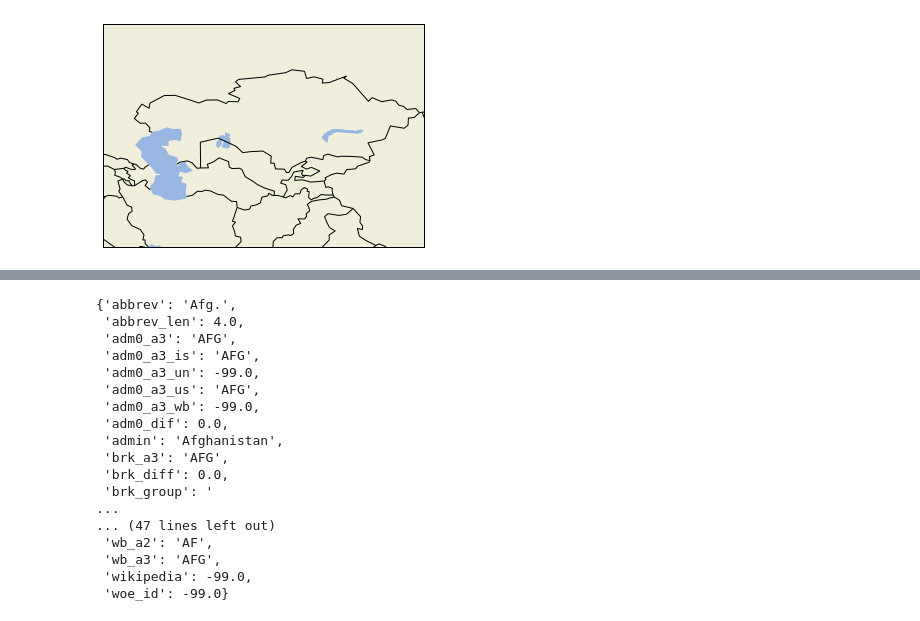
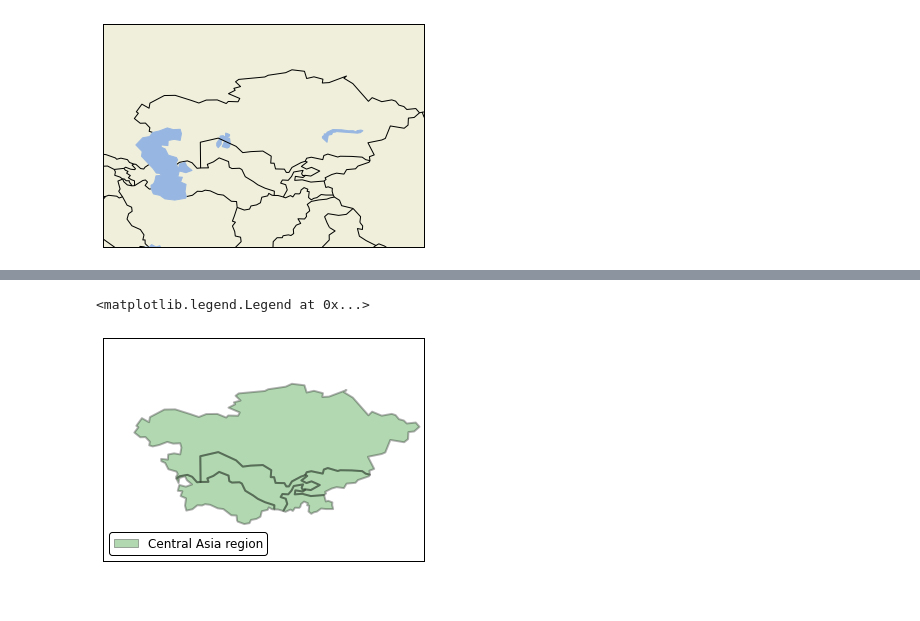
Before and after one commit to Yafei777/Climate-Downscaling, a Jupyter notebook: learning/cartopy_learning.ipynb, the cells around one changed output, grey strips where cells are left out. Cells and saved outputs as stored; diff of their text form; code cells hidden in the pictures.

```diff
--- a/learning/cartopy_learning.ipynb
+++ b/learning/cartopy_learning.ipynb
@@ -245,20 +244,0 @@ country = next(countries)
-# %%
-country.attributes
-# %% [output]
-{'abbrev': 'Afg.',
- 'abbrev_len': 4.0,
- 'adm0_a3': 'AFG',
- 'adm0_a3_is': 'AFG',
- 'adm0_a3_un': -99.0,
- 'adm0_a3_us': 'AFG',
- 'adm0_a3_wb': -99.0,
- 'adm0_dif': 0.0,
- 'admin': 'Afghanistan',
- 'brk_a3': 'AFG',
- 'brk_diff': 0.0,
- 'brk_group': '                                                                                                                                                                                          ...
-... (47 lines left out)
- 'wb_a2': 'AF',
- 'wb_a3': 'AFG',
- 'wikipedia': -99.0,
- 'woe_id': -99.0}
@@ -264,0 +247,31 @@ country.attributes
+# %%
+def extract_geometries(reader, select_dict):
+    records = reader.records()
+
+    key = select_dict.keys()[0]
+    value = select_dict[key]
+
+    filter_geo = lambda x: x.attributes[key]==value
+    return [item.geometry for item in itertools.ifilter(filter_geo,records)]
+# %%
+
+ax = plt.axes(projection=ccrs.PlateCarree())
+ax.set_extent([42,88,30,60])
+#ax.set_global()
+select_dict = {'subregion':'Central Asia'}
+
+ax.add_geometries(extract_geometries(reader,select_dict),ccrs.PlateCarree(),\
+                 facecolor='g',edgecolor='black',alpha=0.3,linewidth=2)
+
+import matplotlib.patches as mpatches
+
+# make two proxy artists to add to a legend
+central_asia_legend_proxy = mpatches.Rectangle((0, 0), 1, 1, facecolor="g",alpha=0.3)
+
+labels = ['Central Asia region']
+
+plt.legend([central_asia_legend_proxy], labels,\
+            loc='lower left', bbox_to_anchor=(0, 0), fancybox=True)
+# %% [output]
+<matplotlib.legend.Legend at 0x...>
+[figure, added]
```
Also changed, not shown: parts of 9 cells of this notebook, 1 other file.
